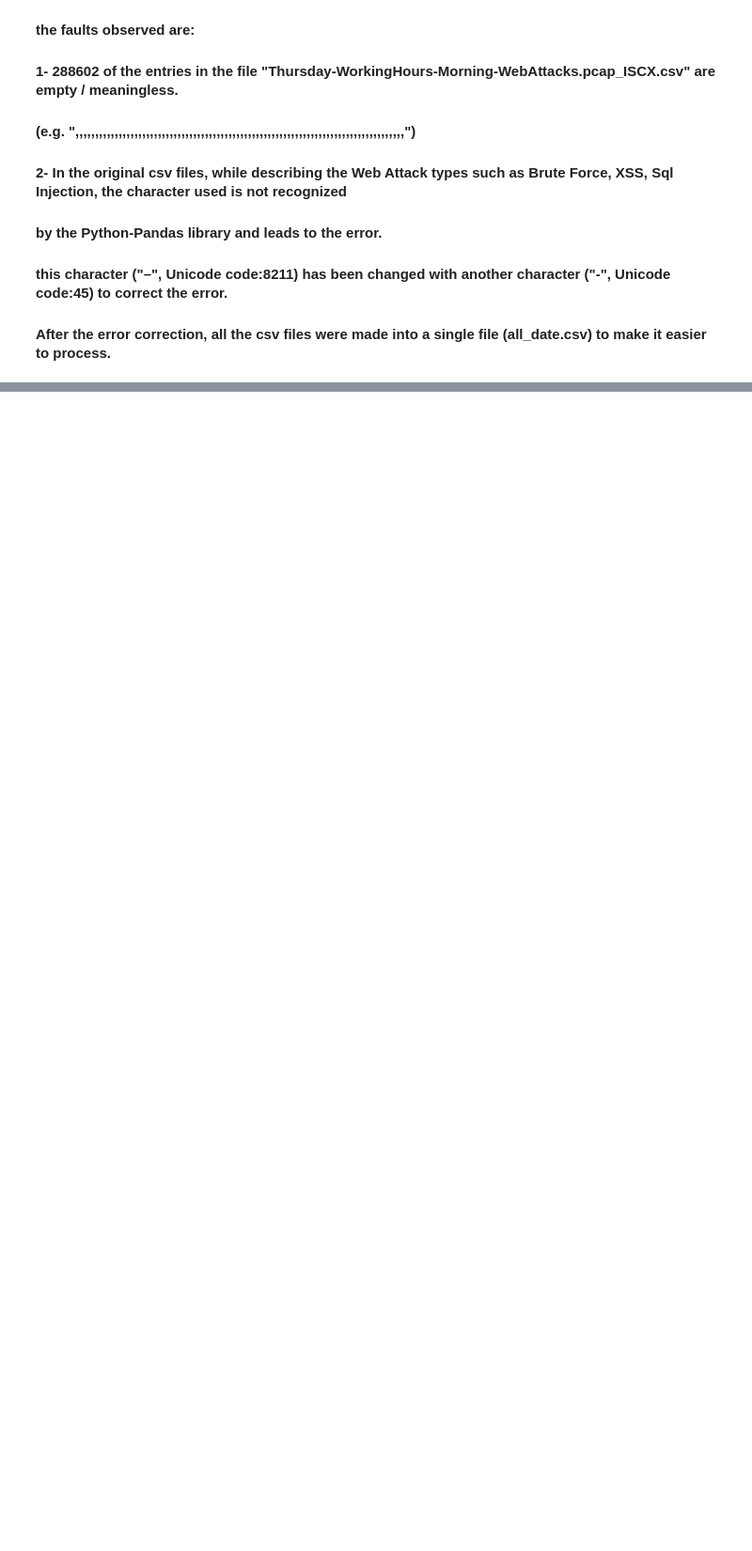
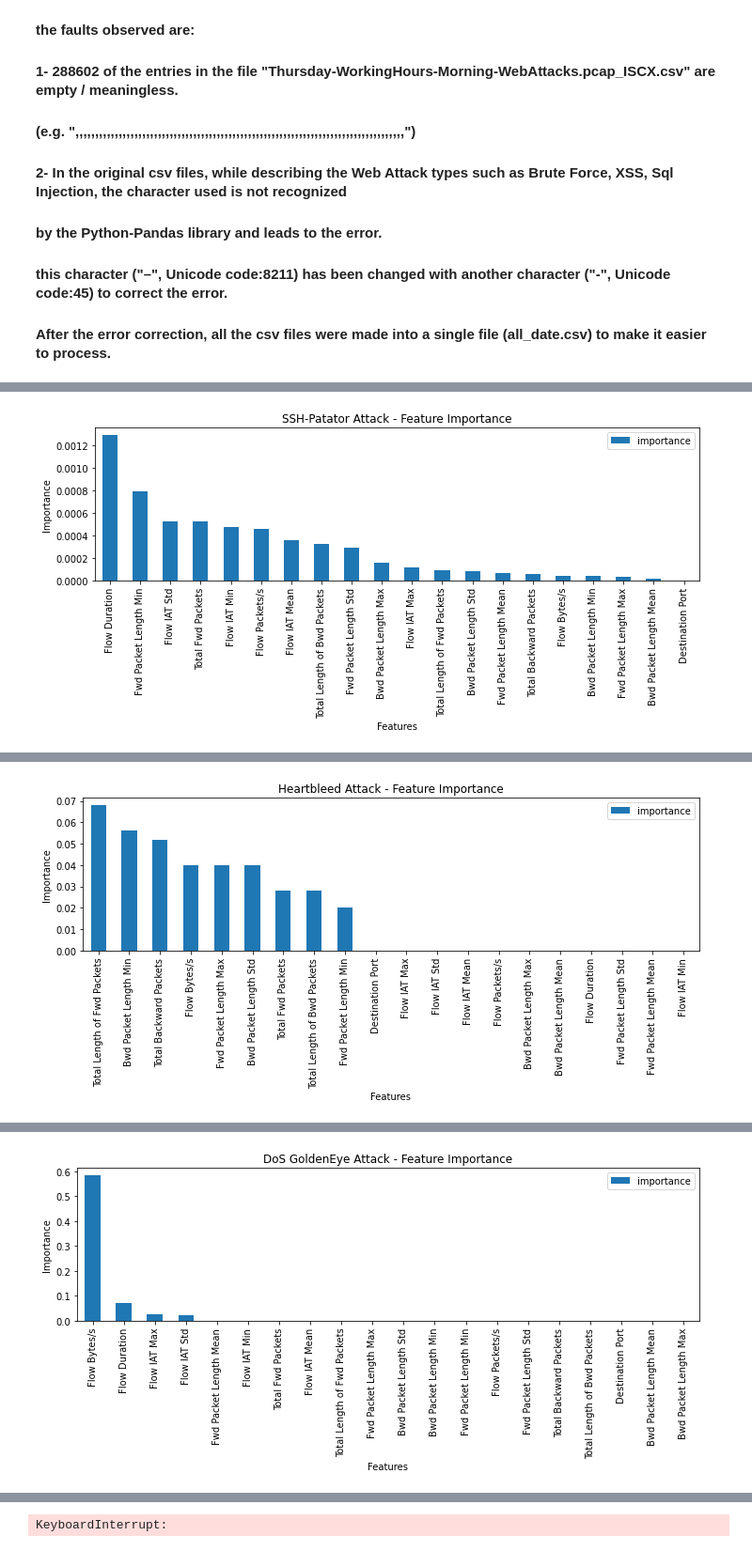
Before and after one commit to Major-Project-8th-Sem/Backend, a Jupyter notebook: Tejus_Preprocessing.ipynb, the cells around one changed output, grey strips where cells are left out. Shown at 94% size. Saved outputs shown, nothing was run; the diff lists cells and outputs as text; code cells hidden in the pictures; blank space fills up the shorter version.

Commit message:
feature selection and data analysis done

```diff
--- a/Tejus_Preprocessing.ipynb
+++ b/Tejus_Preprocessing.ipynb
@@ -243,0 +224,5 @@ Total operation time: =  378.0513355731964 seconds
+# %%
+# HEADERS OF LABELS OF DATAFRAME
+df = pd.read_csv('./DATA/Friday-WorkingHours-Afternoon-DDos.pcap_ISCX.csv')
+main_labels = [x.strip() for x in df.columns.to_list()]
+main_labels=( ",".join( i for i in main_labels ) )
@@ -243,0 +233,2 @@ Total operation time: =  378.0513355731964 seconds
+# %%
+dict_attack = df.Label.value_counts().to_dict()
@@ -243,0 +302,61 @@ Total operation time: =  378.0513355731964 seconds
+# %%
+seconds = time.time()
+ths = open("importance_list_for_attack_files.csv", "w")
+folder("./feaure_pics/")
+for j in csv_files:
+    print('**'+j+'**')
+    df=pd.read_csv("./attacks/"+j)
+    df=df.fillna(0)
+    attack_or_not=[]
+    for i in df["Label"]:#it changes the normal label to "1" and the attack tag to "0" for use in the machine learning algorithm
+        if i =="BENIGN":
+            attack_or_not.append(1)
+        else:
+            attack_or_not.append(0)
+    df["Label"]=attack_or_not
+
+    y = df["Label"].values
+    del df["Label"]
+    X = df.values
+
+    X = np.float32(X)
+    X[np.isnan(X)] = 0
+    X[np.isinf(X)] = 0
+
+
+    #computing the feature importances
+    forest = sk.ensemble.RandomForestRegressor(n_estimators=250,random_state=0)
+    forest.fit(X, y)
+    importances = forest.feature_importances_
+    std = np.std([tree.feature_importances_ for tree in forest.estimators_],axis=0)
+    indices = np.argsort(importances)[::-1]
+    refclasscol=list(df.columns.values)
+    impor_bars = pd.DataFrame({'Features':refclasscol[0:20],'importance':importances[0:20]})
+    impor_bars = impor_bars.sort_values('importance',ascending=False).set_index('Features')
+    plt.rcParams['figure.figsize'] = (10, 5)
+    impor_bars.plot.bar();
+    #printing the feature importances
+    count=0
+    fea_ture=j[0:-4]+"=["
+    for i in impor_bars.index:
+        fea_ture=fea_ture+"\""+str(i)+"\","
+        count+=1
+        if count==5:
+            fea_ture=fea_ture[0:-1]+"]"
+            break
+    print(j[0:-4],"importance list:")
+    print(j[0:-4],"\n",impor_bars.head(20),"\n\n\n")
+    print(fea_ture)
+    plt.title(j[0:-4]+" Attack - Feature Importance")
+    plt.ylabel('Importance')
+    plt.savefig("./feaure_pics/"+j[0:-4]+".pdf",bbox_inches='tight', orientation = 'portrait', format = 'pdf')
+    ths.write((  fea_ture ) )
+    plt.tight_layout()
+    plt.show()
+    print("-----------------------------------------------------------------------------------------------\n\n\n\n")
+
+
+print("mission accomplished!")
+print("Total operation time: = ",time.time()- seconds ,"seconds")
+ths.close()
+# %% [output]
@@ -243,0 +380 @@ Total operation time: =  378.0513355731964 seconds
+[figure, added]
@@ -243,0 +398 @@ Total operation time: =  378.0513355731964 seconds
+[figure, added]
@@ -243,0 +416 @@ Total operation time: =  378.0513355731964 seconds
+[figure, added]
@@ -243,0 +459 @@ Total operation time: =  378.0513355731964 seconds
+KeyboardInterrupt:
```
Also changed, not shown: parts of 18 cells of this notebook, 1 other file.
